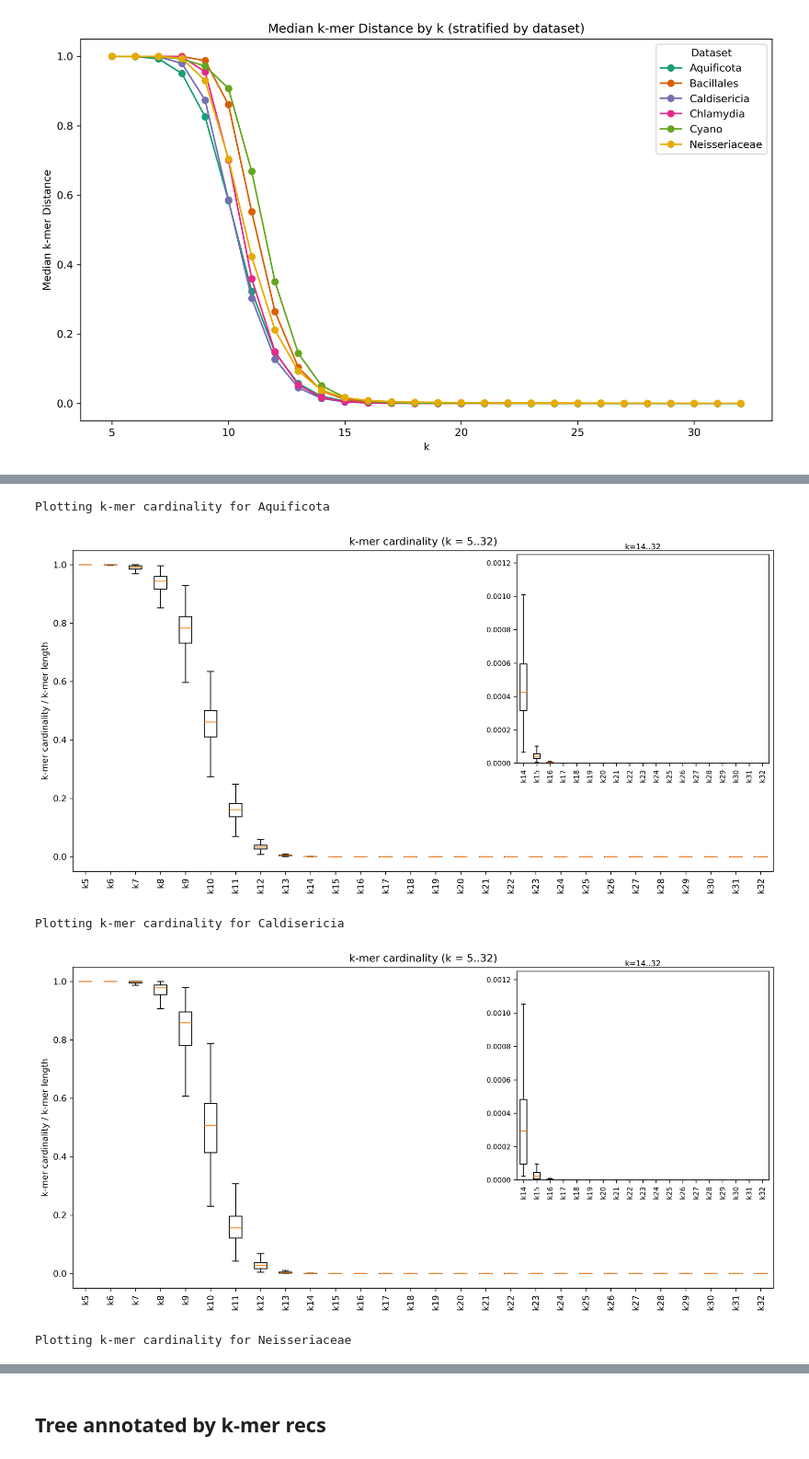
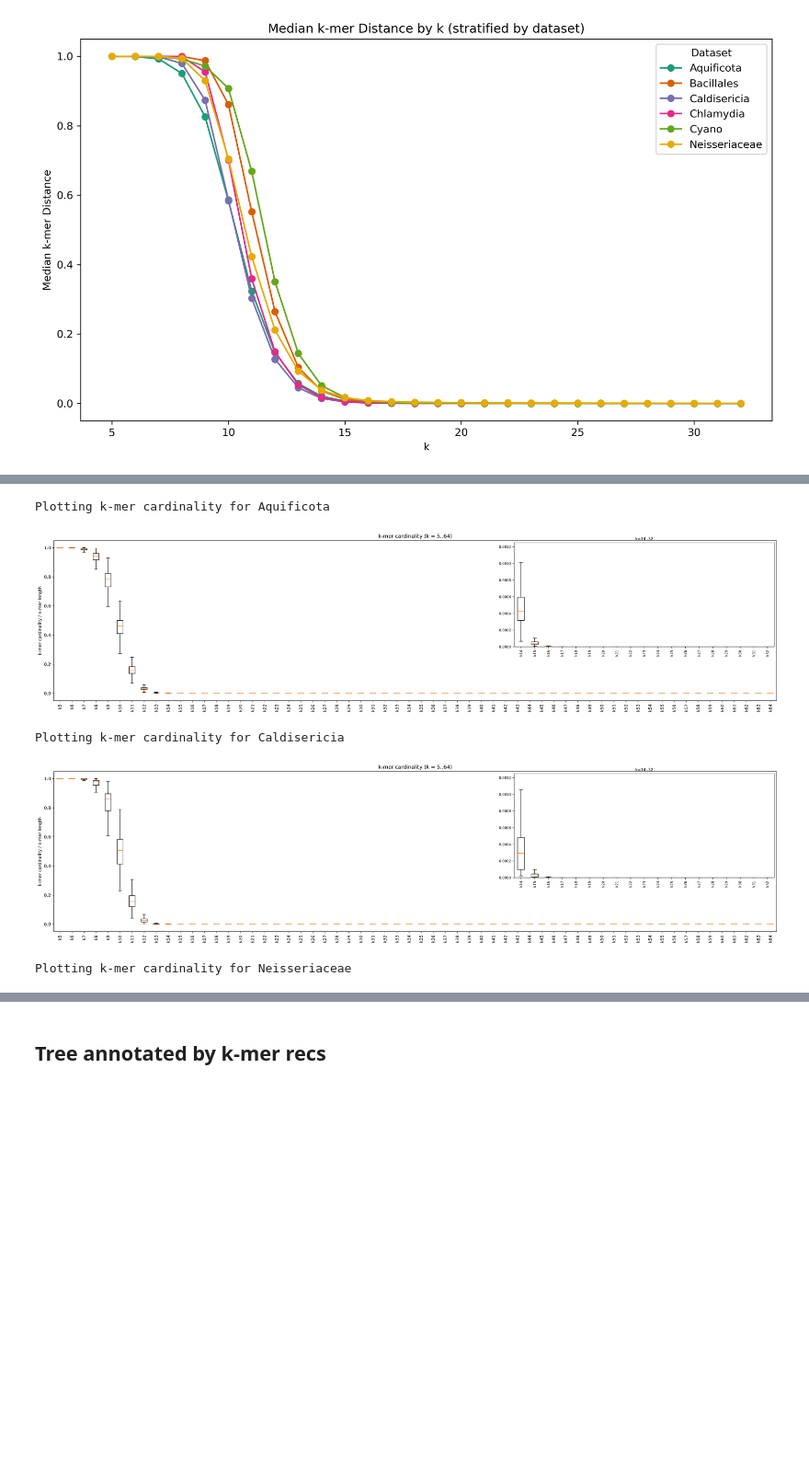
Before and after one commit to StephenHwang/Ok-k-mer, a Jupyter notebook: src/tree_mask.ipynb, the cells around one changed output, grey strips where cells are left out. Shown at 92% size. Saved outputs shown, nothing was run; the diff lists cells and outputs as text; code cells hidden in the pictures; blank space fills up the shorter version.

Commit message:
Simplify union cardinality data process and plot.

```diff
--- a/src/tree_mask.ipynb
+++ b/src/tree_mask.ipynb
@@ -423,11 +309,0 @@ def build_merged_card_df(tree_dict, dashing_card_dfs):
-# %%
-# Process data for union cardinality
-
-path = '/scratch4/blangme2/sjhwang/ok_k_mer/data/caldisericia/union_cardinality/'
-tree_path = '/scratch4/blangme2/sjhwang/ok_k_mer/data/caldisericia/c__Caldisericia.nwk'
-# path = '/scratch4/blangme2/sjhwang/ok_k_mer/data/caldisericia/union_cardinality/tmp/'
-
-# def parse_union_cardinality_dashing_dfs(dir_path):
-tree_dict = make_tree_dict(tree_path)
-dashing_card_dfs = parse_union_cardinality_dashing_dfs(path)
-merged_card_df = build_merged_df(tree_dict, dashing_card_dfs)
@@ -1071,13 +892,21 @@ Added column 'k26_cardinality' to merged_card_df.
 Added column 'k14_cardinality' to merged_card_df.
 Added column 'k55_cardinality' to merged_card_df.
 # %%
+# plot k-mer cardinalities
+
+zoom = True # zoom = False
+k_min = 5
+k_max = 64
+
 for name, df in datasets:
     print(f"Plotting k-mer cardinality for {name}")
-    # plot_kmer_dashing_card(df, k_min=5, k_max=32)
-    plot_kmer_dashing_card_zoom(df, k_min=5, k_max=32)
+    if zoom:
+        plot_kmer_dashing_card_zoom(df, k_min=k_min, k_max=k_max)
+    else:
+        plot_kmer_dashing_card(df, k_min=k_min, k_max=k_max)
 # %% [output]
 Plotting k-mer cardinality for Aquificota
-[figure, old version]
+[figure, new version]
 Plotting k-mer cardinality for Caldisericia
-[figure, old version]
+[figure, new version]
 Plotting k-mer cardinality for Neisseriaceae
```
Also changed, not shown: parts of 12 cells of this notebook.
